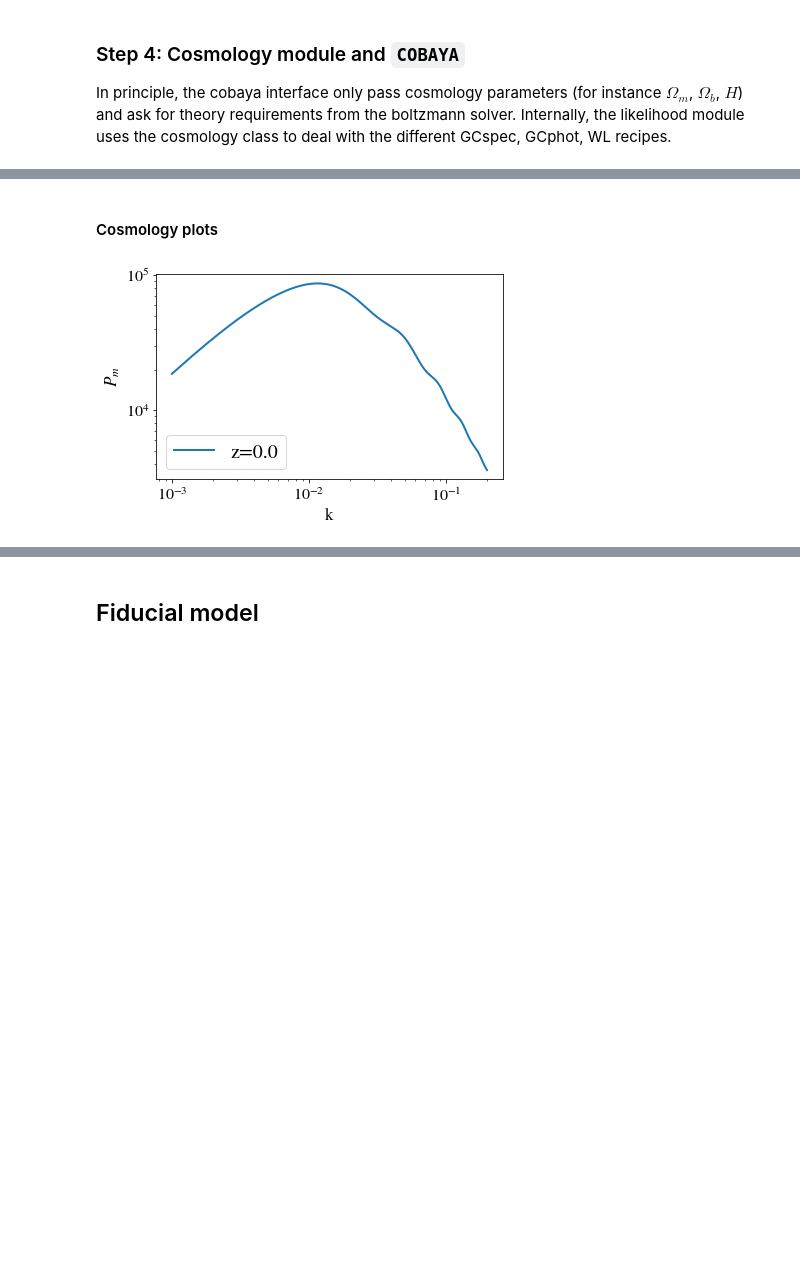
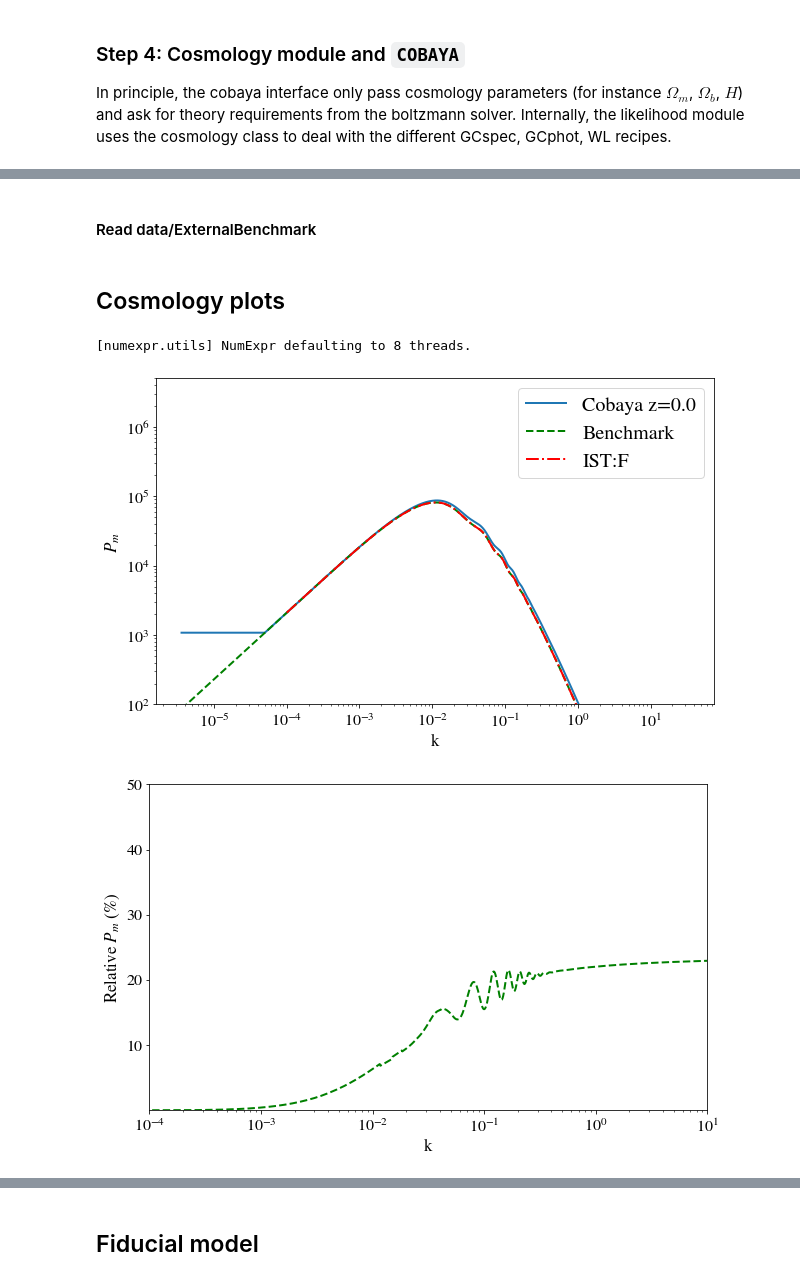
Before and after one commit to cloe-org/CLOE, a Jupyter notebook: likelihood_test.ipynb, the cells around one changed output, grey strips where cells are left out. Drawn from its saved outputs; the diff is of its cells as text; code cells hidden in the pictures; blank space fills up the shorter version.

```diff
--- a/likelihood_test.ipynb
+++ b/likelihood_test.ipynb
@@ -236,11 +246,45 @@ f(0.0, 0.002) = 0.5291176419983757
+# %% [markdown]
+#### Read data/ExternalBenchmark
+# %%
+comov_EB = np.genfromtxt("/data2/EUCLID/likelihood-implementation/data/ExternalBenchmark/Photometric/ComDist-LCDM-Lin-noIA.dat")
+Pm_EB = np.genfromtxt("/data2/EUCLID/likelihood-implementation/data/ExternalBenchmark/Photometric/Pnl-TB-LCDM.dat")
+ni_EB = np.genfromtxt("/data2/EUCLID/likelihood-implementation/data/ExternalBenchmark/Photometric/niTab-EP10-RB00.dat")
+Wi_EB = np.genfromtxt("/data2/EUCLID/likelihood-implementation/data/ExternalBenchmark/Photometric/WiGamma-LCDM-Lin-noIA.dat")
+Wi_EB_G = np.genfromtxt("/data2/EUCLID/likelihood-implementation/data/ExternalBenchmark/Photometric/WiG-LCDM-Lin-noIA.dat")
+C_GC = np.genfromtxt("/data2/EUCLID/likelihood-implementation/data/ExternalBenchmark/Photometric/CijGG-LCDM-Lin-noIA.dat")
+C_LL = np.genfromtxt("/data2/EUCLID/likelihood-implementation/data/ExternalBenchmark/Photometric/CijLL-LCDM-Lin-noIA.dat")
+Pm_ISTF = np.genfromtxt("/data2/EUCLID/likelihood-implementation/data/ExternalBenchmark/Pm_z0.0_ISTF.dat")
+# %%
+# Make panda DataFrame for Pm to filter redshift
+import pandas as pd
+Pm_pd_EM = pd.DataFrame(Pm_EB, columns =["logk", "z", "logPnl", "logPlin"])
+z_values = Pm_pd_EM['z']
+unique_z = np.unique(z_values)
+#unique_z
 # %% [markdown]
-#### Cosmology plots
+## Cosmology plots
-# %%
-# Matter power spectrum
-ks=np.linspace(1e-3, 0.2, 1000)
-plt.loglog(ks, cosmology.cosmo_dic['Pk_delta'].P(z_win[0], ks), label=r"z={}".format(z_win[0]))
-plt.xlabel("k");
-plt.ylabel(r"$P_m$");
-plt.legend();
-# %% [output]
-[figure, removed]
+# %%
+# Matter power spectrum
+plt.figure(figsize=(10,6));
+ks=10**(Pm_pd_EM[Pm_pd_EM['z']==2.5]['logk'])
+plt.loglog(ks, cosmology.cosmo_dic['Pk_delta'].P(z_win[0], ks), label=r"Cobaya z={}".format(z_win[0]))
+plt.loglog(ks, 10**Pm_pd_EM[Pm_pd_EM['z']==0.0]['logPlin'], 'g--', label=r"Benchmark")
+plt.loglog(Pm_ISTF[:, 0], Pm_ISTF[:, 1], 'r-.', label=r"IST:F")
+
+
+plt.xlabel("k");
+plt.ylabel(r"$P_m$");
+#plt.xlim(10**(-4), 0.2)
+plt.ylim(10**(2), 5*10**(6))
+plt.legend();
+plt.figure(figsize=(10,6));
+plt.semilogx(ks, 100*(cosmology.cosmo_dic['Pk_delta'].P(z_win[0], ks)-10**Pm_pd_EM[Pm_pd_EM['z']==z_win[0]]['logPlin'])/(10**Pm_pd_EM[Pm_pd_EM['z']==z_win[0]]['logPlin']), 'g--', label=r"Benchmark")
+
+plt.xlim(10**(-4), 10);
+plt.ylim(10**(-5), 50);
+plt.xlabel("k");
+plt.ylabel(r"Relative $P_m$ (%)");
+# %% [output]
+[numexpr.utils] NumExpr defaulting to 8 threads.
+[figure, added]
+[figure, added]
```
Also changed, not shown: parts of 42 cells of this notebook, 4 other files.
